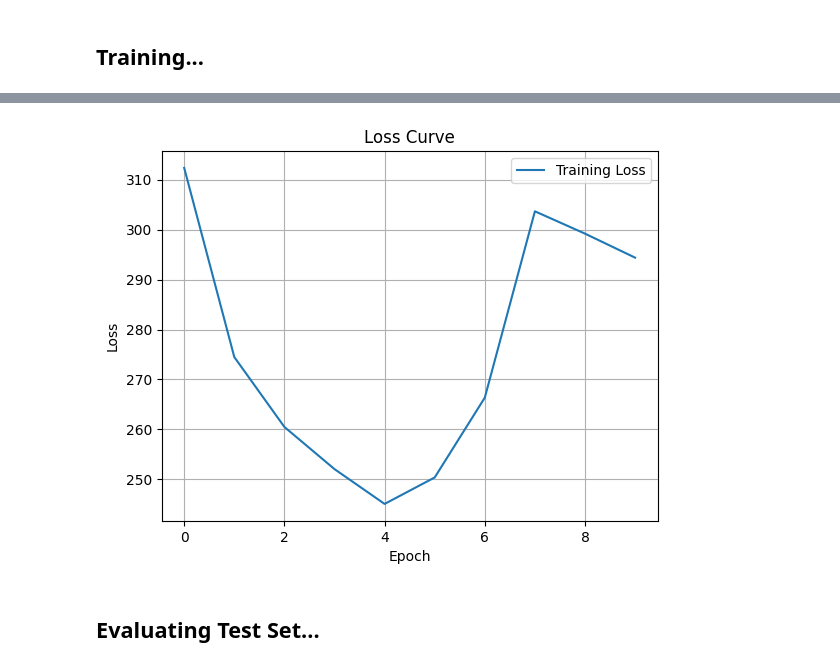
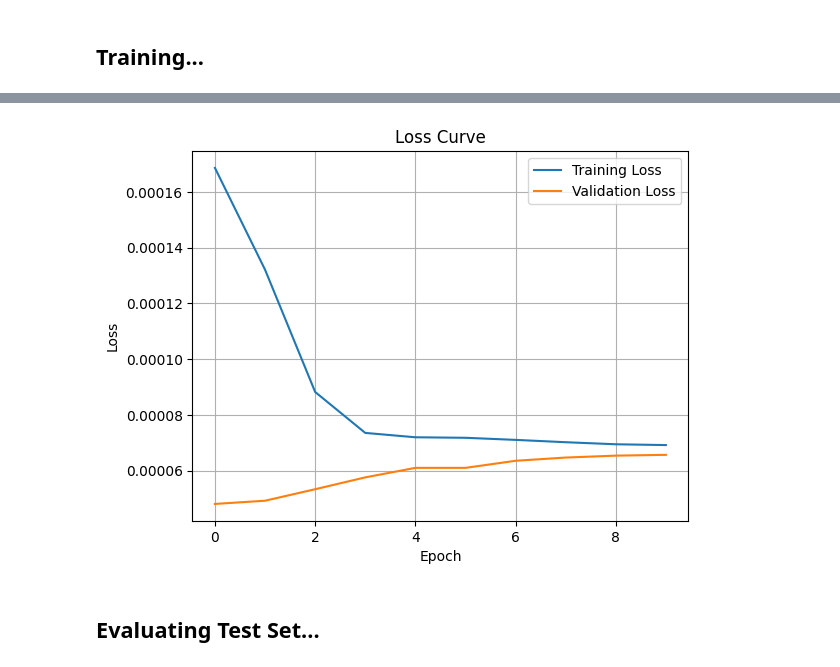
Before and after one commit to 7sr7/Projs-in-AI-HW-5, a Jupyter notebook: Silvestre_Projs_in_AI_HW_5.ipynb, the cells around one changed output, grey strips where cells are left out. Cells and saved outputs as stored; diff of their text form; code cells hidden in the pictures.

```diff
--- a/Silvestre_Projs_in_AI_HW_5.ipynb
+++ b/Silvestre_Projs_in_AI_HW_5.ipynb
@@ -1993,2 +2036,7 @@ Mainly, just increasing the subset from 1k to 10k, since transformers need much
+# %%
+indices = np.arange(len(X_train))
+np.random.shuffle(indices)
+X_train = X_train[indices]
+y_train = y_train[indices]
 # %% [markdown]
 ## Training...
@@ -2074,20 +2117,43 @@ def train_stepTransformer(src_seq, tgt_seq):
 # %%
-epochs = 10
+# training...
+num_epochs = 10
 batch_size = 32
 
 train_losses = []
+val_losses = []
+iniTime = time.time()
 
-for epoch in range(epochs):
+for epoch in range(num_epochs):
+  # training...
   total_loss = 0
+  avg_train_loss = 0
+
   for batch in range(len(X_train) // batch_size):
     batch_X = X_train[batch * batch_size: (batch + 1) * batch_size]
     batch_y = y_train[batch * batch_size: (batch + 1) * batch_size]
-
-
-
     batch_loss = train_stepTransformer(batch_X, batch_y)
     total_loss += batch_loss
 
-  train_losses.append(total_loss)
-  print(f'Epoch {epoch + 1}, Loss: {total_loss}')
+  avg_train_loss = total_loss / len(X_train)
+
+  train_losses.append(avg_train_loss)
+
+
+  # validation...
+  total_val_loss = 0
+  avg_val_loss = 0
+
+  for batch in range(len(X_val) // batch_size):
+    batch_X = X_val[batch * batch_size: (batch + 1) * batch_size]
+    batch_y = y_val[batch * batch_size: (batch + 1) * batch_size]
+    batch_loss = val_stepTransformer(batch_X, batch_y)
+    total_val_loss += batch_loss
+
+  avg_val_loss = total_val_loss / len(X_val)
+
+  val_losses.append(avg_val_loss)
+  print(f'Epoch {epoch + 1}, Train Loss: {avg_train_loss}, Validation Loss: {avg_val_loss}')
+
+finTime = time.time()
+print(f'Total Training Time: {finTime - iniTime}')
 # %% [output]
@@ -2104,16 +2171,17 @@ Epoch 10, Loss: 294.3902282714844
 # %%
 # plotting loss...
 plt.plot(train_losses, label='Training Loss')
+plt.plot(val_losses, label='Validation Loss')
 
 plt.title('Loss Curve')
 plt.xlabel('Epoch')
 plt.ylabel('Loss')
 
 plt.legend()
 plt.grid(True)
 plt.show()
 # %% [output]
-[figure, old version]
+[figure, new version]
 # %% [markdown]
 ## Evaluating Test Set...
 # %%
```
Also changed, not shown: parts of 10 cells of this notebook.
